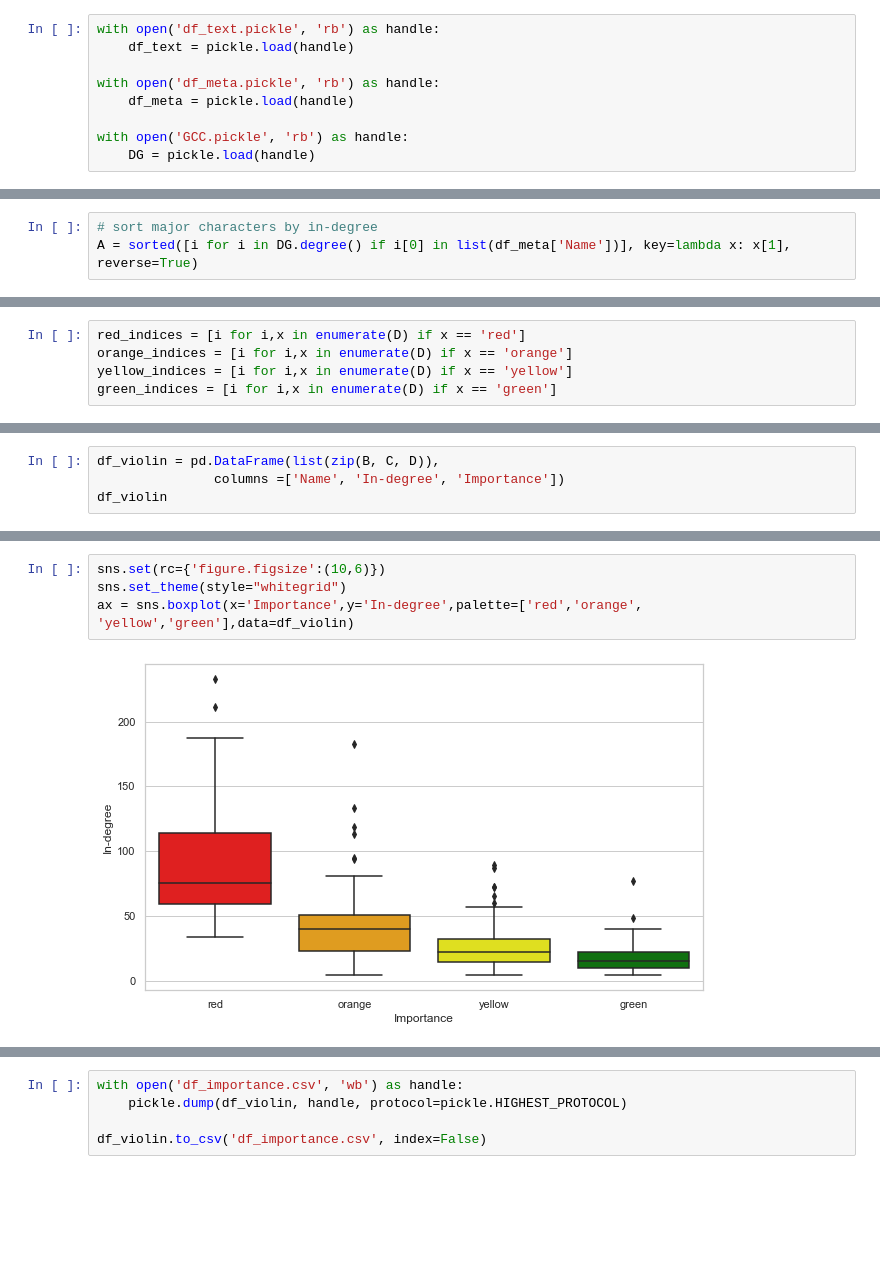
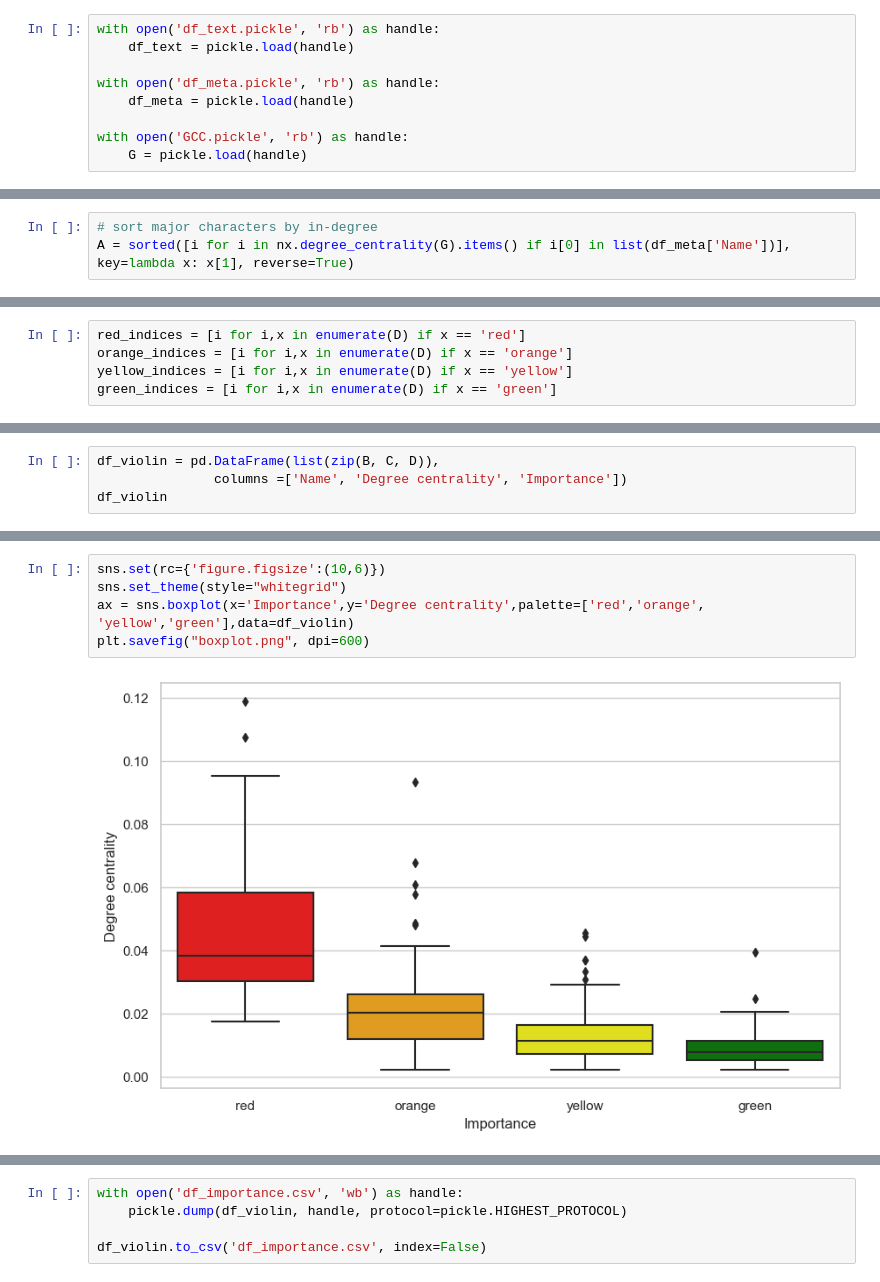
Before and after one commit to Malthe57/SocGraphProject, a Jupyter notebook: Boxplots.ipynb, the cells around one changed output, grey strips where cells are left out. Drawn from its saved outputs; the diff is of its cells as text; blank space fills up the shorter version.

Commit message:
Boxplots

```diff
--- a/Boxplots.ipynb
+++ b/Boxplots.ipynb
@@ -13,7 +14,7 @@ with open('df_meta.pickle', 'rb') as handle:
     df_meta = pickle.load(handle)
 
 with open('GCC.pickle', 'rb') as handle:
-    DG = pickle.load(handle)
+    G = pickle.load(handle)
 # %%
 df_text
 # %% [output]
@@ -41,5 +42,5 @@ df_text.loc[df_text['Name'] == 'Sylvanas_Windrunner']
 | 63 | Sylvanas_Windrunner | Darkfallen | Other | Lady Sylvanas Windrunner, formerl... | [Aethas_Sunreaver, Agatha, Allari... |
 # %%
 # sort major characters by in-degree
-A = sorted([i for i in DG.degree() if i[0] in list(df_meta['Name'])], key=lambda x: x[1], reverse=True)
+A = sorted([i for i in nx.degree_centrality(G).items() if i[0] in list(df_meta['Name'])], key=lambda x: x[1], reverse=True)
 # %%
@@ -78,5 +87,5 @@ plt.show()
 # %%
 df_violin = pd.DataFrame(list(zip(B, C, D)),
-               columns =['Name', 'In-degree', 'Importance'])
+               columns =['Name', 'Degree centrality', 'Importance'])
 df_violin
 # %% [output]
@@ -102,6 +112,7 @@ ax = sns.violinplot(x='Importance',y='In-degree',palette=['red','orange', 'yello
 # %%
 sns.set(rc={'figure.figsize':(10,6)})
 sns.set_theme(style="whitegrid")
-ax = sns.boxplot(x='Importance',y='In-degree',palette=['red','orange', 'yellow','green'],data=df_violin)
+ax = sns.boxplot(x='Importance',y='Degree centrality',palette=['red','orange', 'yellow','green'],data=df_violin)
+plt.savefig("boxplot.png", dpi=600)
 # %% [output]
-[figure, old version]
+[figure, new version]
```
Also changed, not shown: parts of 14 cells of this notebook, 3 other files.
